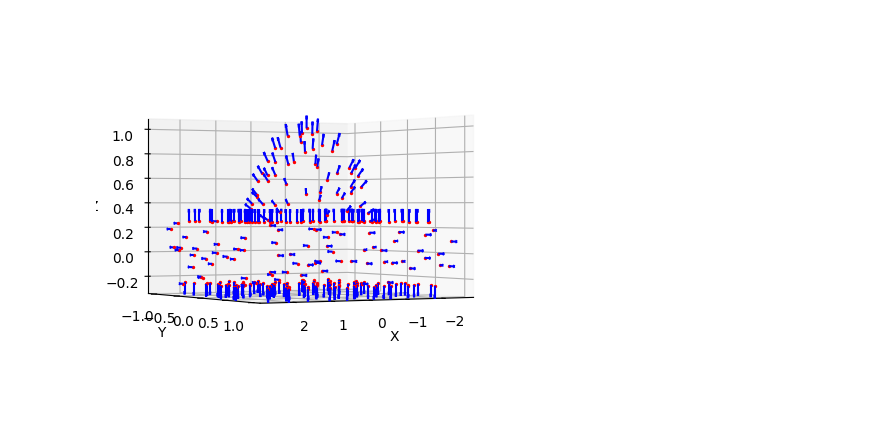
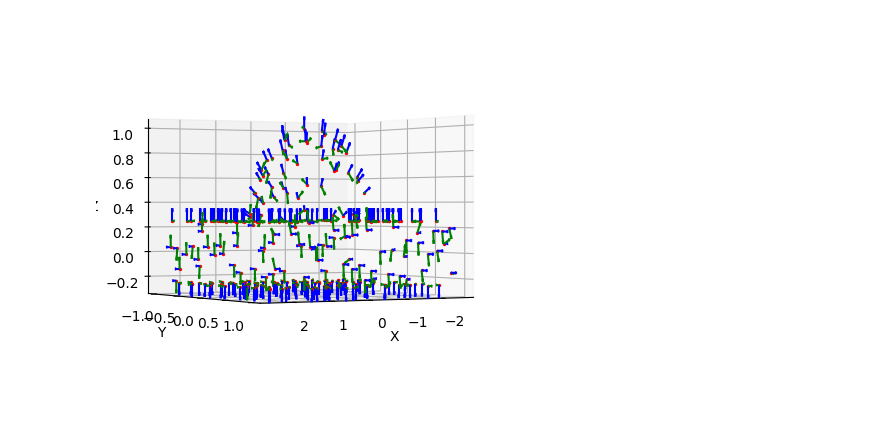
Before and after one commit to vinca0224/3D, a Jupyter notebook: sampleAndNormal.ipynb, the cells around one changed output. Drawn from its saved outputs; the diff is of its cells as text; code cells hidden in the pictures.

```diff
--- a/sampleAndNormal.ipynb
+++ b/sampleAndNormal.ipynb
@@ -5,45 +7,59 @@ import numpy as np
 model = trimesh.load('./obj/model.stl')
 # %%
-samples, face_indices = trimesh.sample.sample_surface_even(model, 300)
+samples, face_indexes = trimesh.sample.sample_surface_even(model, 300)
+
+normals = []
+tangents = []
 
 # 각 샘플링된 점에 대해 법선 벡터 추가
 for i in range(len(samples)):
     sample = samples[i]  # 표면 위의 샘플링된 점
-    face_index = face_indices[i]  # 해당 점이 속한 삼각형 면의 인덱스
+    face_index = face_indexes[i]  # 해당 점이 속한 삼각형 면의 인덱스
 
     # 삼각형 면의 법선 벡터 가져오기
     normal = model.face_normals[face_index]
 
     # 샘플 점과 법선 벡터 결합
-    results = np.append(sample, normal)
+    normals.append(normal)
+
+    tangent_vector_point = model.triangles[face_index][0]
+    vector  = np.subtract(tangent_vector_point, sample)
+    tangent = np.cross(vector, normal)
+
+    # 탄젠트 벡터 정규화 (길이 1로 만들기)
+    tangent_norm = np.linalg.norm(tangent)
+    if tangent_norm != 0:
+        tangent = tangent / tangent_norm
+
+    tangents.append(tangent)
 # %%
 import matplotlib.pyplot as plt
 
 fig = plt.figure()
 ax = fig.add_subplot(111, projection='3d')
 
 # 샘플링된 점과 그 점에서의 법선 벡터 시각화
 for i in range(len(samples)):
-    sample = samples[i]  # 샘플링된 점의 좌표
-    face_index = face_indices[i]  # 해당 점이 속한 삼각형 면의 인덱스
-
-    # 삼각형 면의 법선 벡터 가져오기
-    normal = model.face_normals[face_index]
 
     # 샘플링된 점 그리기
-    ax.scatter(sample[0], sample[1], sample[2], color='red', s=2)
+    ax.scatter(samples[i][0], samples[i][1], samples[i][2], color='red', s=2)
 
-    # 법선 벡터 그리기 (샘플링된 점에서 법선 방향으로 선 그리기)
-    ax.quiver(sample[0], sample[1], sample[2],
-              normal[0], normal[1], normal[2],
+    # 법선 벡터 그리기
+    ax.quiver(samples[i][0], samples[i][1], samples[i][2],
+              normals[i][0], normals[i][1], normals[i][2],
               length=0.1, color='blue')
+
+    # 탄젠트 벡터 그리기
+    ax.quiver(samples[i][0], samples[i][1], samples[i][2],
+              tangents[i][0], tangents[i][1], tangents[i][2],
+              length=0.1, color='green')
 
 # 축과 제목 설정
 ax.set_xlabel('X')
 ax.set_ylabel('Y')
 ax.set_zlabel('Z')
 ax.view_init(elev=0, azim=60)
 
 plt.show()
 # %% [output]
-[figure, old version]
+[figure, new version]
```
Also changed, not shown: parts of 1 cell of this notebook.
